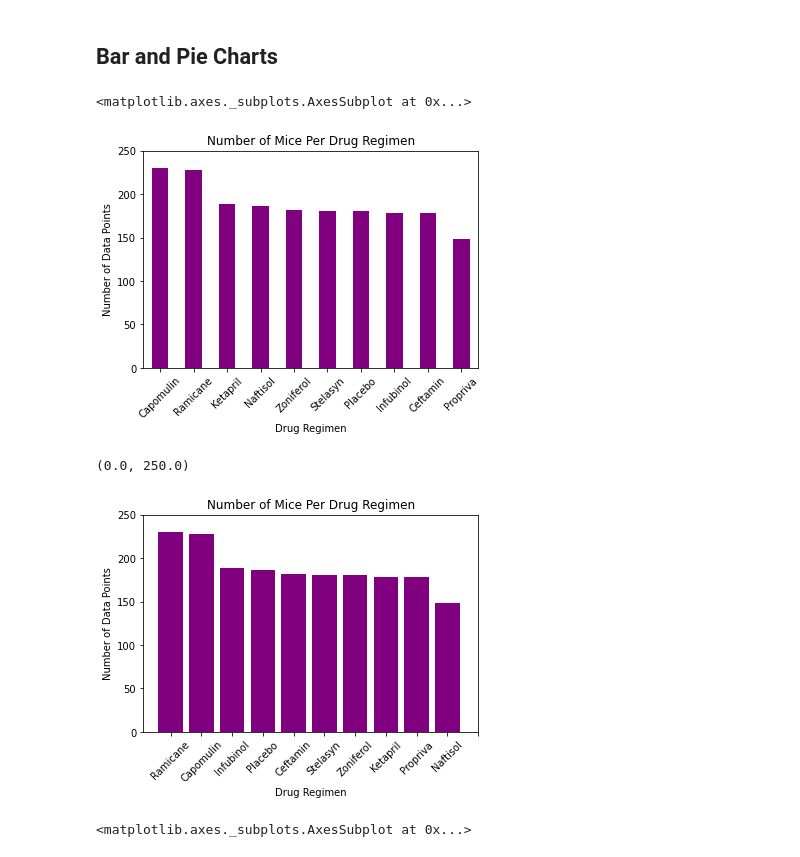
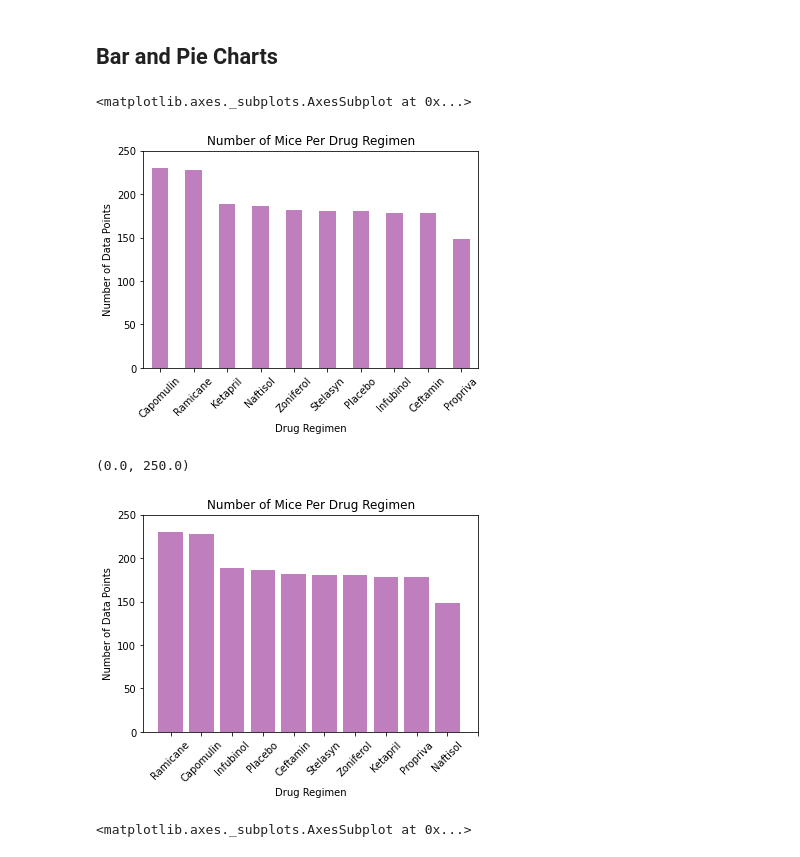
Before and after one commit to hannahlbridges/matplotlib-challenge, a Jupyter notebook: 04-matplotlib/Instructions/Pymaceuticals/pymaceuticals_starter.ipynb, the cells around one changed output. Saved outputs shown, nothing was run; the diff lists cells and outputs as text; code cells hidden in the pictures.

```diff
--- a/04-matplotlib/Instructions/Pymaceuticals/pymaceuticals_starter.ipynb
+++ b/04-matplotlib/Instructions/Pymaceuticals/pymaceuticals_starter.ipynb
@@ -137,30 +148,30 @@ sum_stat_2
 # %% [markdown]
 ## Bar and Pie Charts
 # %%
-# Generate a bar plot showing the total number of mice for each treatment throughout the course of the study using pandas.
+# Generate a bar plot showing the total number of data points for each treatment throughout the course of the study using pandas.
 
 total_mice_grouped = clean_data.groupby(['Drug Regimen'])
 
 count = total_mice_grouped['Mouse ID'].count()
 count.sort_values(ascending=False, inplace=True)
-count.plot(kind='bar', color='purple', title='Number of Mice Per Drug Regimen', xlabel='Drug Regimen', ylabel='Number of Data Points', rot=45, ylim=(0, 250))
+count.plot(kind='bar', color='purple', title='Number of Mice Per Drug Regimen', xlabel='Drug Regimen', ylabel='Number of Data Points', rot=45, ylim=(0, 250), alpha=.5)
 # %% [output]
 <matplotlib.axes._subplots.AxesSubplot at 0x...>
-[figure, old version]
+[figure, new version]
 # %%
-# Generate a bar plot showing the total number of mice for each treatment throughout the course of the study using pyplot.
+# Generate a bar plot showing the total number of data points for each treatment throughout the course of the study using pyplot.
 x_values = range(0, 10)
 x_labels = mouse_study['Drug Regimen'].unique()
 y_values = count
-plt.bar(x_values, y_values, color='purple')
+plt.bar(x_values, y_values, color='purple', alpha=.5)
 plt.xticks(np.arange(11), x_labels, rotation='45')
 plt.xlabel('Drug Regimen')
 plt.ylabel('Number of Data Points')
 plt.title('Number of Mice Per Drug Regimen')
 plt.ylim(0, 250)
 # %% [output]
 (0.0, 250.0)
-[figure, old version]
+[figure, new version]
 # %%
 # Generate a pie plot showing the distribution of female versus male mice using pandas
 
```
Also changed, not shown: parts of 10 cells of this notebook.
